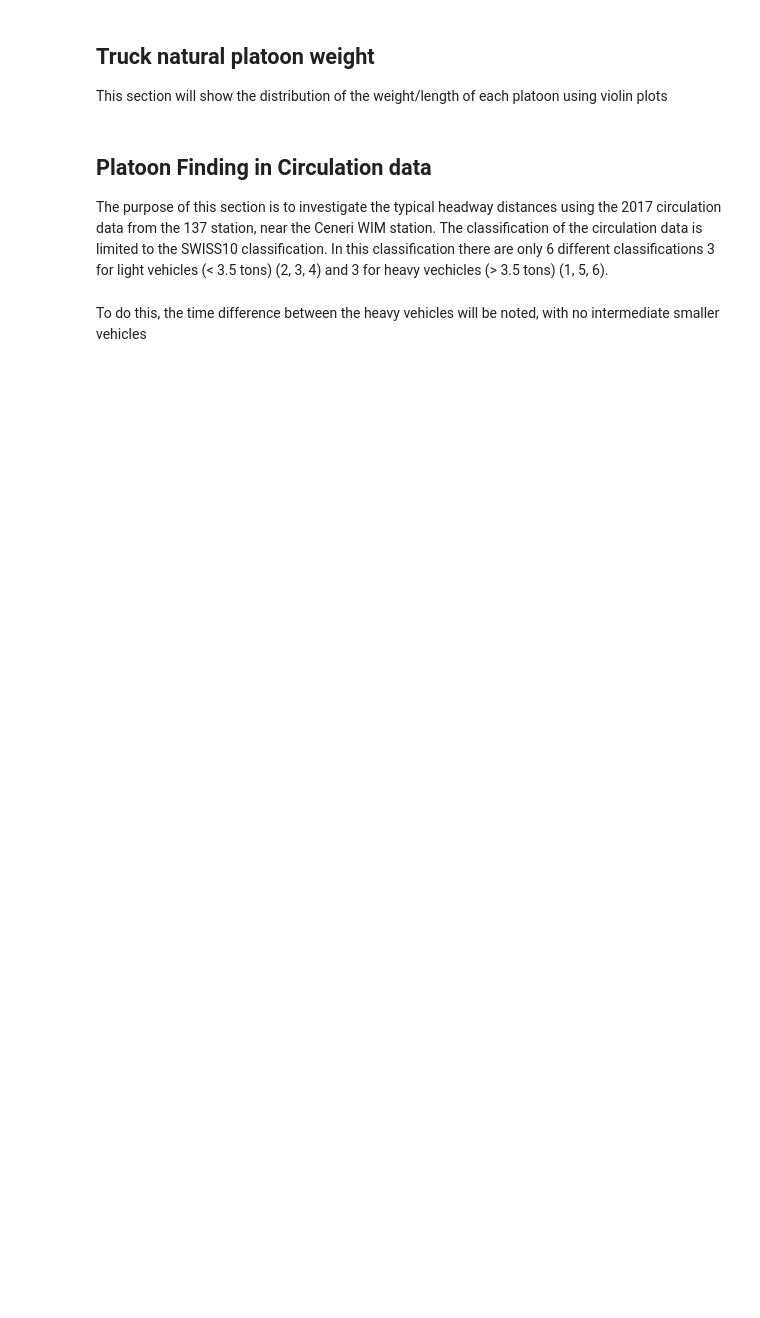
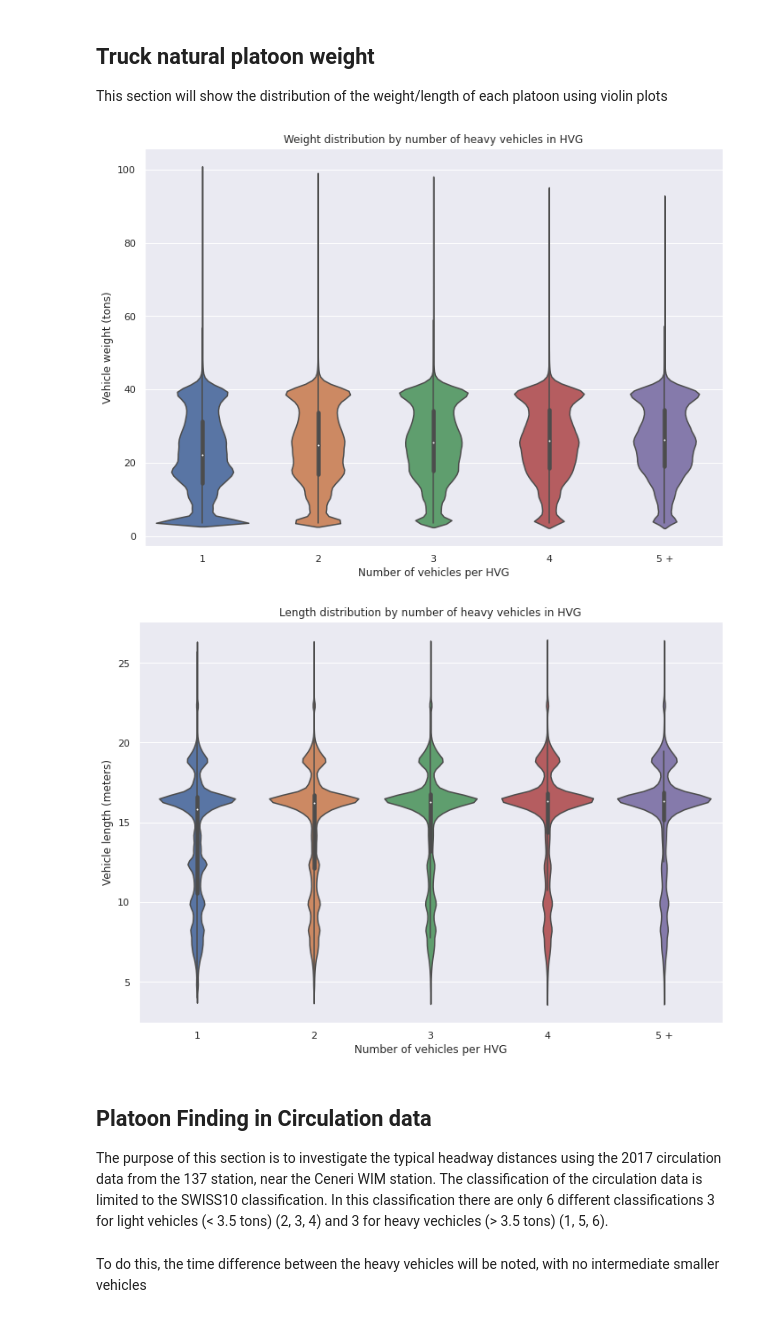
Before and after one commit to isdabelle/DigitalTwinBridges, a Jupyter notebook: PlatoonFinding.ipynb, the cells around one changed output. Drawn from its saved outputs; the diff is of its cells as text; code cells hidden in the pictures; blank space fills up the shorter version.

Commit message:
Updating Platoon Finder

```diff
--- a/PlatoonFinding.ipynb
+++ b/PlatoonFinding.ipynb
@@ -147,9 +151,10 @@ truck_type_graph(df_station, True, station)
 
 This section will show the distribution of the weight/length of each platoon using violin plots
 # %%
-def violin_weight_length(station, start_year, end_year):
+def violin_weight_length():
 
-    df_station = pd.read_pickle('{}Data/{}_{}_platoon.pkl'.format(station, start_year, end_year))
+    #df_station = pd.read_pickle('{}Data/{}_{}_platoon.pkl'.format(station, start_year, end_year))
+    df_station =pd.read_pickle('CeneriData/2003_2019_platoon_h2.4_lane4.pkl')
 
     df_platoon_weight = df_station[['GW_TOT', 'LENTH', 'Length', 'Lane']].explode('GW_TOT')
     df_platoon_weight = df_platoon_weight.explode('LENTH').rename(columns={'LENTH' : 'Truck Length', 'GW_TOT' : 'Total Weight'})
@@ -161,27 +166,34 @@ def violin_weight_length(station, start_year, end_year):
 
     fig, axes = plt.subplots()
     sns.violinplot('Length', 'Total Weight', data=df_platoon_weight, ax=axes)
-    axes.set_title('{} Weight Distribution by Number of Vehicles in Platoon'.format(station, start_year, end_year))
+    #axes.set_title('{} Weight Distribution by Number of Vehicles in Platoon'.format(station, start_year, end_year))
+    axes.set_title('Weight distribution by number of heavy vehicles in HVG')
 
     axes.yaxis.grid(True)
-    axes.set_xlabel('Number of vehicles per platoon')
+    axes.set_xlabel('Number of vehicles per HVG')
     axes.set_ylabel('Vehicle weight (tons)')
 
-    axes.get_figure().savefig('Figures/{}/{}_{}_weight_platoon.png'.format(station), bbox_inches='tight')
+    #axes.get_figure().savefig('Figures/{}/{}_{}_weight_platoon.png'.format(station), bbox_inches='tight')
 
     plt.show()
 
     fig, axes = plt.subplots()
     sns.violinplot('Length', 'Truck Length', data=df_platoon_weight, ax=axes)
-    axes.set_title('{} Truck Length Distribution by Number of Vehicles in Platoon'.format(station))
+    #axes.set_title('{} Truck Length Distribution by Number of Vehicles in Platoon'.format(station))
+    axes.set_title('Length distribution by number of heavy vehicles in HVG')
 
     axes.yaxis.grid(True)
-    axes.set_xlabel('Number of vehicles per platoon')
+    axes.set_xlabel('Number of vehicles per HVG')
     axes.set_ylabel('Vehicle length (meters)')
 
-    axes.get_figure().savefig('Figures/{}/{}_{}_length_platoon.png'.format(station, start_year, end_year), bbox_inches='tight')
+    #axes.get_figure().savefig('Figures/{}/{}_{}_length_platoon.png'.format(station, start_year, end_year), bbox_inches='tight')
 
     plt.show()
+# %%
+violin_weight_length()
+# %% [output]
+[figure, added]
+[figure, added]
 # %%
 stations = ['Ceneri', 'Denges', 'Gotthard']
 # %%
```
Also changed, not shown: parts of 14 cells of this notebook.
